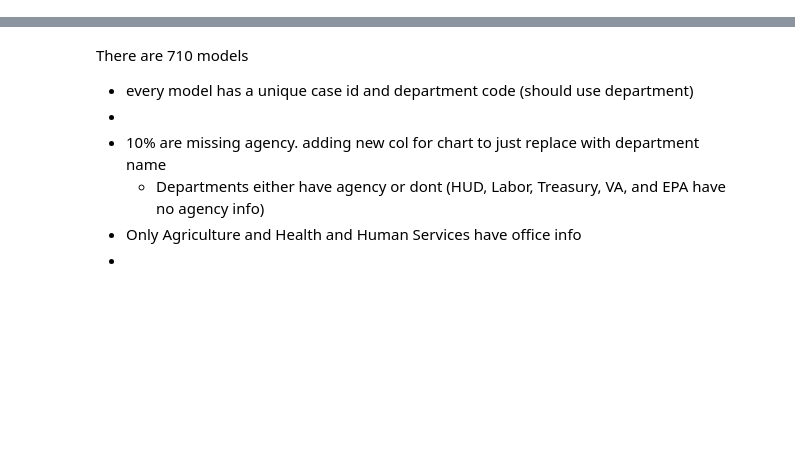
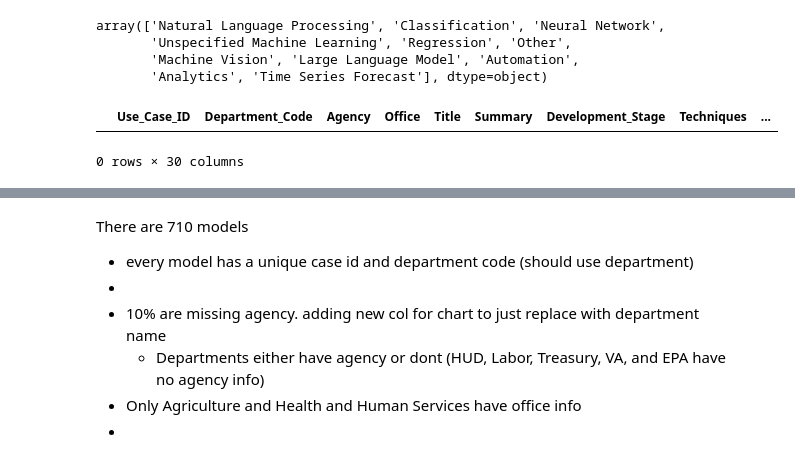
Before and after one commit to asteinhart/asteinhart.github.io, a Jupyter notebook: ai-in-gov/static/data/analysis.ipynb, the cells around one changed output, grey strips where cells are left out. Drawn from its saved outputs; the diff is of its cells as text; code cells hidden in the pictures; blank space fills up the shorter version.

```diff
--- a/ai-in-gov/static/data/analysis.ipynb
+++ b/ai-in-gov/static/data/analysis.ipynb
@@ -50,2 +6,14 @@ test.to_csv('test.csv', index = False)
+# %%
+df['tech_clean'].unique()
+# %% [output]
+array(['Natural Language Processing', 'Classification', 'Neural Network',
+       'Unspecified Machine Learning', 'Regression', 'Other',
+       'Machine Vision', 'Large Language Model', 'Automation',
+       'Analytics', 'Time Series Forecast'], dtype=object)
+# %%
+df[df['tech_clean'].isna()]
+# %% [output]
+|  | Use_Case_ID | Department_Code | Agency | Office | Title | Summary | Development_Stage | Techniques | ... |
+0 rows × 30 columns
 # %%
 data = pd.read_csv("2023_ai_inventory_edit.csv")
```
Also changed, not shown: parts of 10 cells of this notebook, 5 other files.
